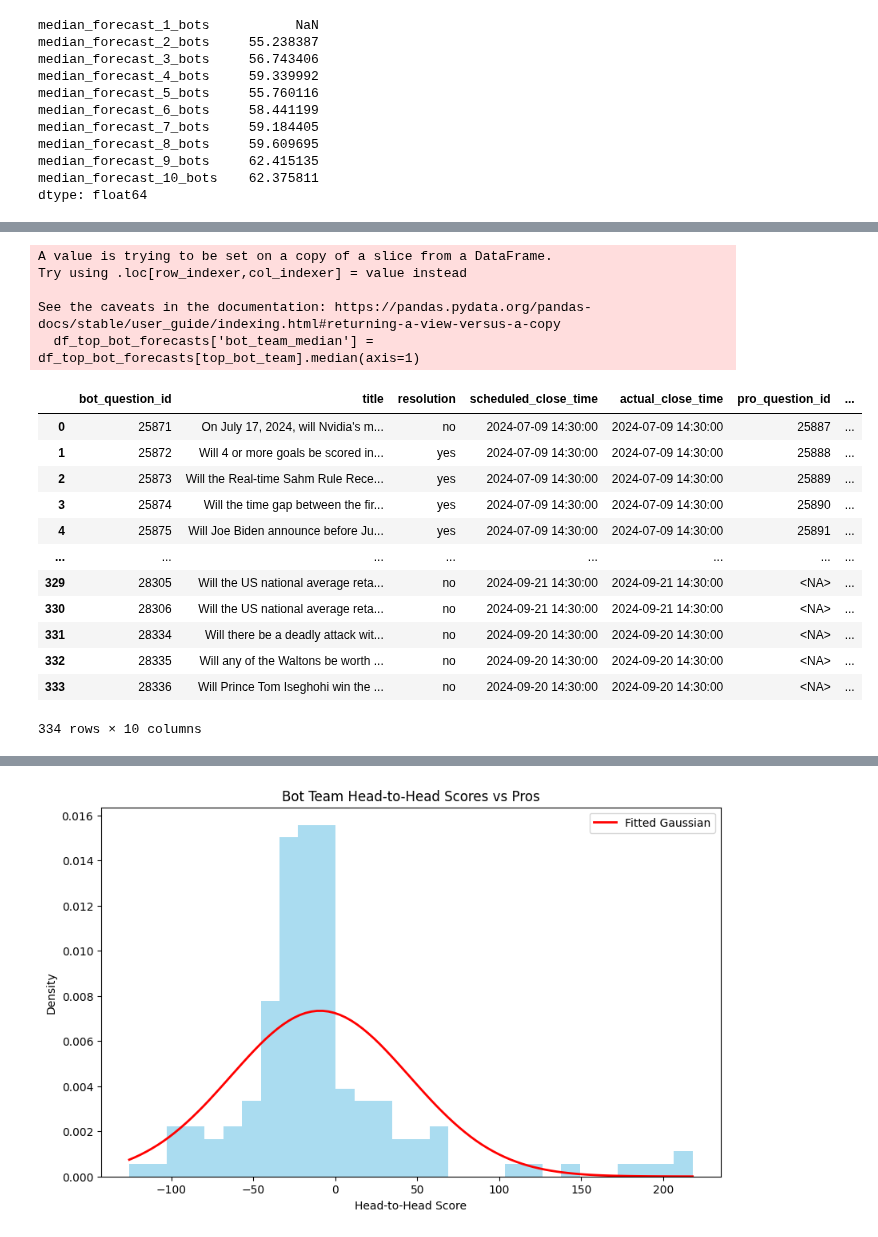
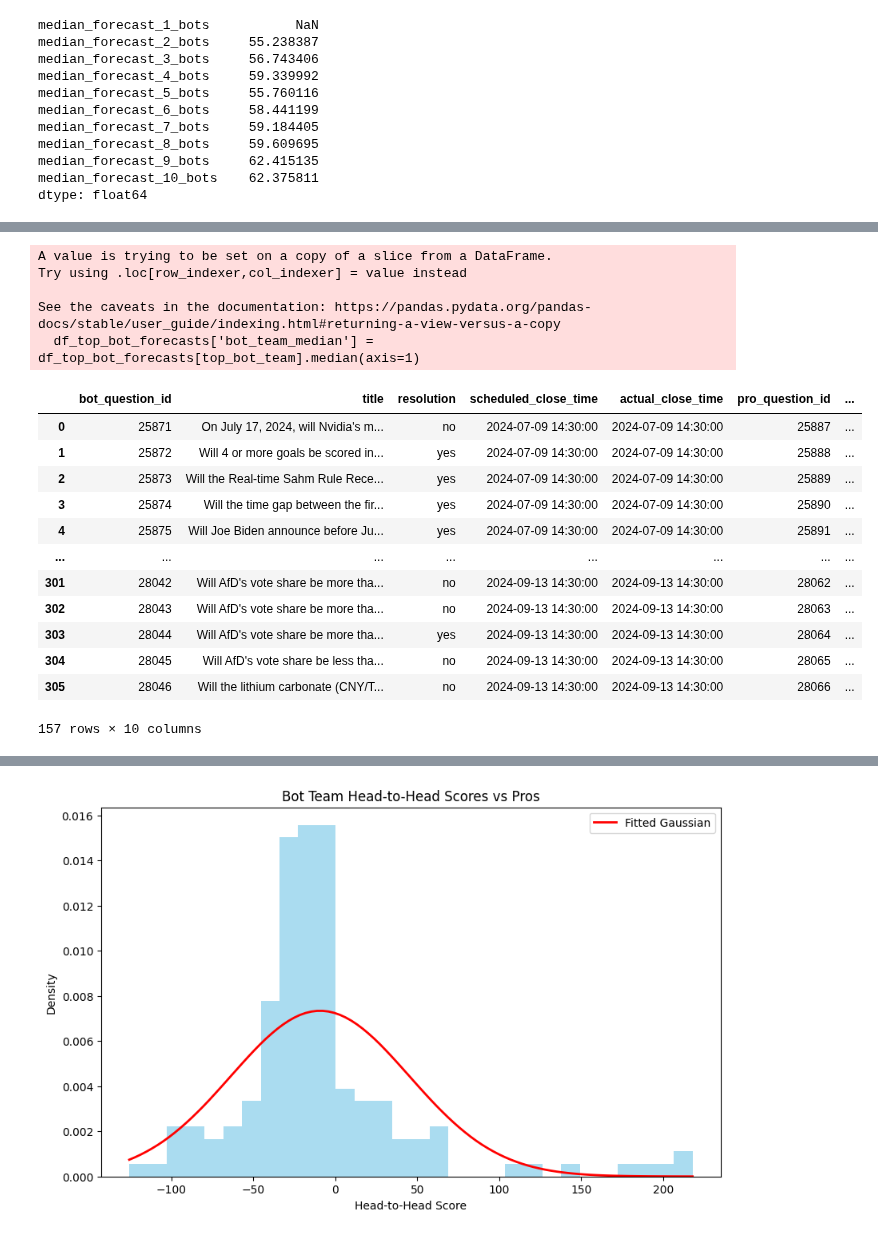
Before and after one commit to Metaculus/aib-analysis, a Jupyter notebook: Copy_of_AI_BENCHMARKING_LEADERBOARDS.ipynb, the cells around one changed output, grey strips where cells are left out. Saved outputs shown, nothing was run; the diff lists cells and outputs as text; code cells hidden in the pictures.

```diff
--- a/Copy_of_AI_BENCHMARKING_LEADERBOARDS.ipynb
+++ b/Copy_of_AI_BENCHMARKING_LEADERBOARDS.ipynb
@@ -1541,36 +1540,39 @@ df_top_bot_pro_forecasts = pd.merge(
     df_pro_median,
     on='pro_question_id',
     how='left'
 )
 
+# Filter to only those rows where pro_median is not NA
+df_top_bot_pro_forecasts = df_top_bot_pro_forecasts.dropna(subset=['pro_median'])
+
 def calculate_head_to_head(row):
     if row['resolution'] == 'yes':
         return 100* np.log(row['bot_team_median'] / row['pro_median'])
     elif row['resolution'] == 'no':
         return 100* np.log((1 - row['bot_team_median']) / (1 - row['pro_median']))
     else:
         return np.nan
 
 # Add the head_to_head column
 df_top_bot_pro_forecasts['head_to_head'] = df_top_bot_pro_forecasts.apply(calculate_head_to_head, axis=1)
 
 df_top_bot_pro_forecasts
 # %% [output]
 A value is trying to be set on a copy of a slice from a DataFrame.
 Try using .loc[row_indexer,col_indexer] = value instead
 
 See the caveats in the documentation: https://pandas.pydata.org/pandas-docs/stable/user_guide/indexing.html#returning-a-view-versus-a-copy
   df_top_bot_forecasts['bot_team_median'] = df_top_bot_forecasts[top_bot_team].median(axis=1)
 |  | bot_question_id | title | resolution | scheduled_close_time | actual_close_time | pro_question_id | ... |
 | 0 | 25871 | On July 17, 2024, will Nvidia's m... | no | 2024-07-09 14:30:00 | 2024-07-09 14:30:00 | 25887 | ... |
 | 1 | 25872 | Will 4 or more goals be scored in... | yes | 2024-07-09 14:30:00 | 2024-07-09 14:30:00 | 25888 | ... |
 | 2 | 25873 | Will the Real-time Sahm Rule Rece... | yes | 2024-07-09 14:30:00 | 2024-07-09 14:30:00 | 25889 | ... |
 | 3 | 25874 | Will the time gap between the fir... | yes | 2024-07-09 14:30:00 | 2024-07-09 14:30:00 | 25890 | ... |
 | 4 | 25875 | Will Joe Biden announce before Ju... | yes | 2024-07-09 14:30:00 | 2024-07-09 14:30:00 | 25891 | ... |
 | ... | ... | ... | ... | ... | ... | ... | ... |
-| 329 | 28305 | Will the US national average reta... | no | 2024-09-21 14:30:00 | 2024-09-21 14:30:00 | <NA> | ... |
-| 330 | 28306 | Will the US national average reta... | no | 2024-09-21 14:30:00 | 2024-09-21 14:30:00 | <NA> | ... |
-| 331 | 28334 | Will there be a deadly attack wit... | no | 2024-09-20 14:30:00 | 2024-09-20 14:30:00 | <NA> | ... |
-| 332 | 28335 | Will any of the Waltons be worth ... | no | 2024-09-20 14:30:00 | 2024-09-20 14:30:00 | <NA> | ... |
-| 333 | 28336 | Will Prince Tom Iseghohi win the ... | no | 2024-09-20 14:30:00 | 2024-09-20 14:30:00 | <NA> | ... |
+| 301 | 28042 | Will AfD's vote share be more tha... | no | 2024-09-13 14:30:00 | 2024-09-13 14:30:00 | 28062 | ... |
+| 302 | 28043 | Will AfD's vote share be more tha... | no | 2024-09-13 14:30:00 | 2024-09-13 14:30:00 | 28063 | ... |
+| 303 | 28044 | Will AfD's vote share be more tha... | yes | 2024-09-13 14:30:00 | 2024-09-13 14:30:00 | 28064 | ... |
+| 304 | 28045 | Will AfD's vote share be less tha... | no | 2024-09-13 14:30:00 | 2024-09-13 14:30:00 | 28065 | ... |
+| 305 | 28046 | Will the lithium carbonate (CNY/T... | no | 2024-09-13 14:30:00 | 2024-09-13 14:30:00 | 28066 | ... |
-334 rows × 10 columns
+157 rows × 10 columns
```
Also changed, not shown: parts of 12 cells of this notebook.
